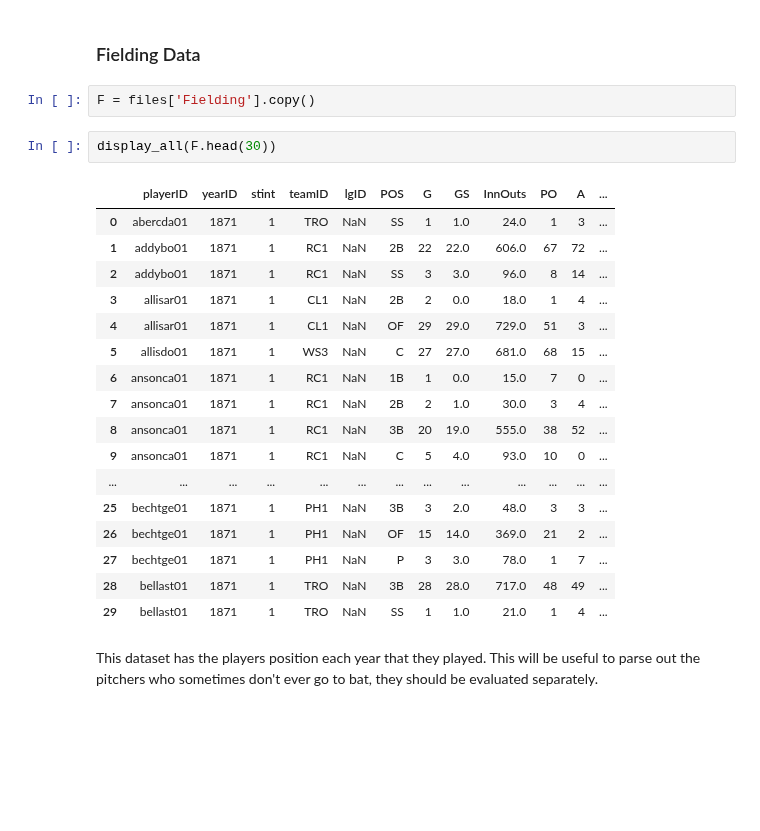
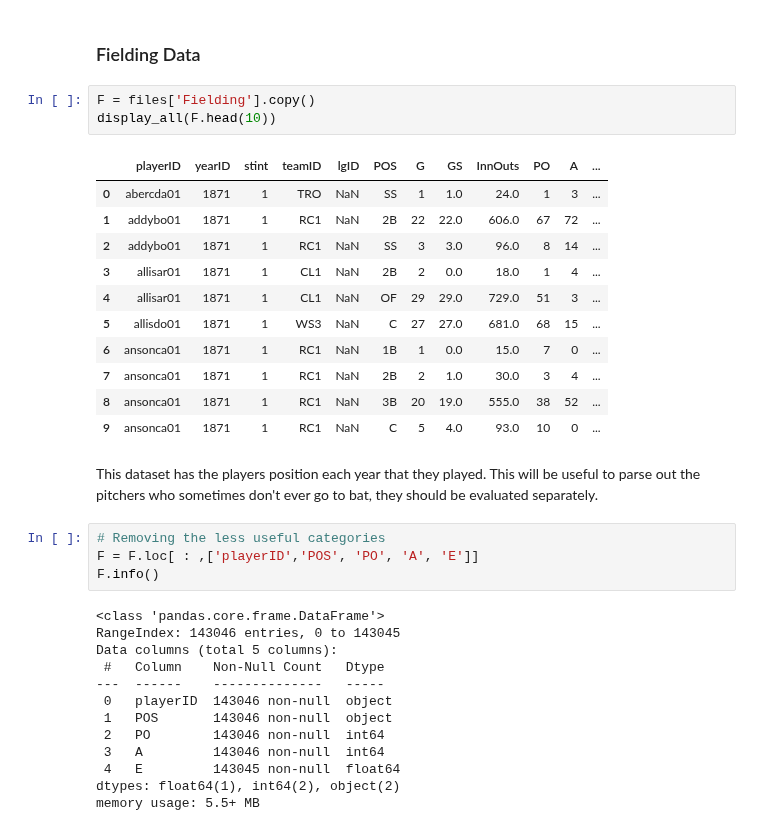
Before and after one commit to aradaha/Baseball-Stats-Project, a Jupyter notebook: Capstone.ipynb, the cells around one changed output. Saved outputs shown, nothing was run; the diff lists cells and outputs as text; blank space fills up the shorter version.

```diff
--- a/Capstone.ipynb
+++ b/Capstone.ipynb
@@ -343,25 +331,35 @@ memory usage: 3.7+ MB
 ### Fielding Data
 # %%
 F = files['Fielding'].copy()
+display_all(F.head(10))
+# %% [output]
+|  | playerID | yearID | stint | teamID | lgID | POS | G | GS | InnOuts | PO | A | ... |
+| 0 | abercda01 | 1871 | 1 | TRO | NaN | SS | 1 | 1.0 | 24.0 | 1 | 3 | ... |
+| 1 | addybo01 | 1871 | 1 | RC1 | NaN | 2B | 22 | 22.0 | 606.0 | 67 | 72 | ... |
+| 2 | addybo01 | 1871 | 1 | RC1 | NaN | SS | 3 | 3.0 | 96.0 | 8 | 14 | ... |
+| 3 | allisar01 | 1871 | 1 | CL1 | NaN | 2B | 2 | 0.0 | 18.0 | 1 | 4 | ... |
+| 4 | allisar01 | 1871 | 1 | CL1 | NaN | OF | 29 | 29.0 | 729.0 | 51 | 3 | ... |
+| 5 | allisdo01 | 1871 | 1 | WS3 | NaN | C | 27 | 27.0 | 681.0 | 68 | 15 | ... |
+| 6 | ansonca01 | 1871 | 1 | RC1 | NaN | 1B | 1 | 0.0 | 15.0 | 7 | 0 | ... |
+| 7 | ansonca01 | 1871 | 1 | RC1 | NaN | 2B | 2 | 1.0 | 30.0 | 3 | 4 | ... |
+| 8 | ansonca01 | 1871 | 1 | RC1 | NaN | 3B | 20 | 19.0 | 555.0 | 38 | 52 | ... |
+| 9 | ansonca01 | 1871 | 1 | RC1 | NaN | C | 5 | 4.0 | 93.0 | 10 | 0 | ... |
-# %%
-display_all(F.head(30))
-# %% [output]
-|  | playerID | yearID | stint | teamID | lgID | POS | G | GS | InnOuts | PO | A | ... |
-| 0 | abercda01 | 1871 | 1 | TRO | NaN | SS | 1 | 1.0 | 24.0 | 1 | 3 | ... |
-| 1 | addybo01 | 1871 | 1 | RC1 | NaN | 2B | 22 | 22.0 | 606.0 | 67 | 72 | ... |
-| 2 | addybo01 | 1871 | 1 | RC1 | NaN | SS | 3 | 3.0 | 96.0 | 8 | 14 | ... |
-| 3 | allisar01 | 1871 | 1 | CL1 | NaN | 2B | 2 | 0.0 | 18.0 | 1 | 4 | ... |
-| 4 | allisar01 | 1871 | 1 | CL1 | NaN | OF | 29 | 29.0 | 729.0 | 51 | 3 | ... |
-| 5 | allisdo01 | 1871 | 1 | WS3 | NaN | C | 27 | 27.0 | 681.0 | 68 | 15 | ... |
-| 6 | ansonca01 | 1871 | 1 | RC1 | NaN | 1B | 1 | 0.0 | 15.0 | 7 | 0 | ... |
-| 7 | ansonca01 | 1871 | 1 | RC1 | NaN | 2B | 2 | 1.0 | 30.0 | 3 | 4 | ... |
-| 8 | ansonca01 | 1871 | 1 | RC1 | NaN | 3B | 20 | 19.0 | 555.0 | 38 | 52 | ... |
-| 9 | ansonca01 | 1871 | 1 | RC1 | NaN | C | 5 | 4.0 | 93.0 | 10 | 0 | ... |
-| ... | ... | ... | ... | ... | ... | ... | ... | ... | ... | ... | ... | ... |
-| 25 | bechtge01 | 1871 | 1 | PH1 | NaN | 3B | 3 | 2.0 | 48.0 | 3 | 3 | ... |
-| 26 | bechtge01 | 1871 | 1 | PH1 | NaN | OF | 15 | 14.0 | 369.0 | 21 | 2 | ... |
-| 27 | bechtge01 | 1871 | 1 | PH1 | NaN | P | 3 | 3.0 | 78.0 | 1 | 7 | ... |
-| 28 | bellast01 | 1871 | 1 | TRO | NaN | 3B | 28 | 28.0 | 717.0 | 48 | 49 | ... |
-| 29 | bellast01 | 1871 | 1 | TRO | NaN | SS | 1 | 1.0 | 21.0 | 1 | 4 | ... |
 # %% [markdown]
 This dataset has the players position each year that they played. This will be useful to parse out the pitchers who sometimes don't ever go to bat, they should be evaluated separately.
+# %%
+# Removing the less useful categories
+F = F.loc[ : ,['playerID','POS', 'PO', 'A', 'E']]
+F.info()
+# %% [output]
+<class 'pandas.core.frame.DataFrame'>
+RangeIndex: 143046 entries, 0 to 143045
+Data columns (total 5 columns):
+ #   Column    Non-Null Count   Dtype
+---  ------    --------------   -----
+ 0   playerID  143046 non-null  object
+ 1   POS       143046 non-null  object
+ 2   PO        143046 non-null  int64
+ 3   A         143046 non-null  int64
+ 4   E         143045 non-null  float64
+dtypes: float64(1), int64(2), object(2)
+memory usage: 5.5+ MB
```
Also changed, not shown: parts of 12 cells of this notebook.
